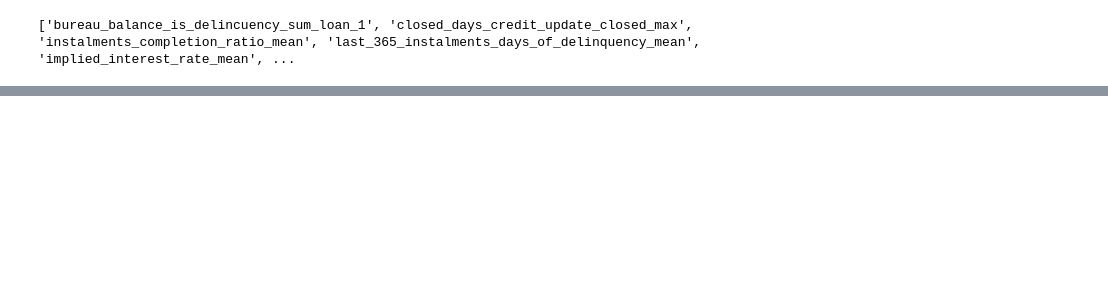
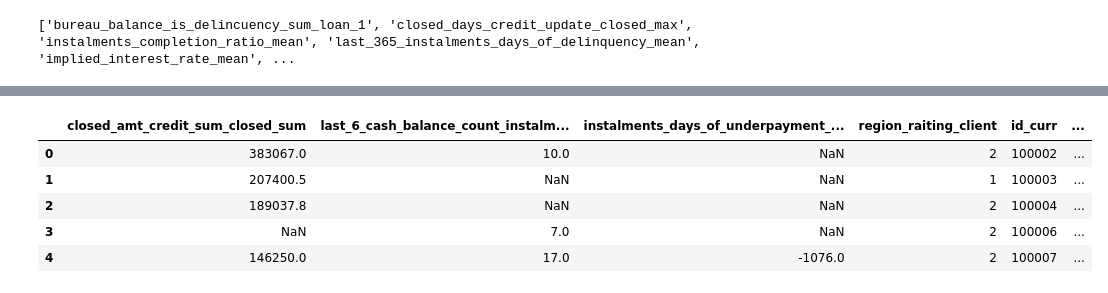
Before and after one commit to KuroEinzbern/Home-Credit-Default-Risk-Kaggle, a Jupyter notebook: notebooks/model_experiments/application_train+bureu+prev_application.ipynb, the cells around one changed output, grey strips where cells are left out. Drawn from its saved outputs; the diff is of its cells as text; code cells hidden in the pictures; blank space fills up the shorter version.

```diff
--- a/notebooks/model_experiments/application_train+bureu+prev_application.ipynb
+++ b/notebooks/model_experiments/application_train+bureu+prev_application.ipynb
@@ -1138,0 +1150,10 @@ print(name_list)
+# %%
+dataset = pd.read_parquet(cfg.MASTER_DATA_DIR / 'prepared_dataset_train.parquet')
+dataset.head()
+# %% [output]
+|  | closed_amt_credit_sum_closed_sum | last_6_cash_balance_count_instalm... | instalments_days_of_underpayment_... | region_raiting_client | id_curr | ... |
+| 0 | 383067.0 | 10.0 | NaN | 2 | 100002 | ... |
+| 1 | 207400.5 | NaN | NaN | 1 | 100003 | ... |
+| 2 | 189037.8 | NaN | NaN | 2 | 100004 | ... |
+| 3 | NaN | 7.0 | NaN | 2 | 100006 | ... |
+| 4 | 146250.0 | 17.0 | -1076.0 | 2 | 100007 | ... |
```
Also changed, not shown: parts of 7 cells of this notebook, 15 other files.
